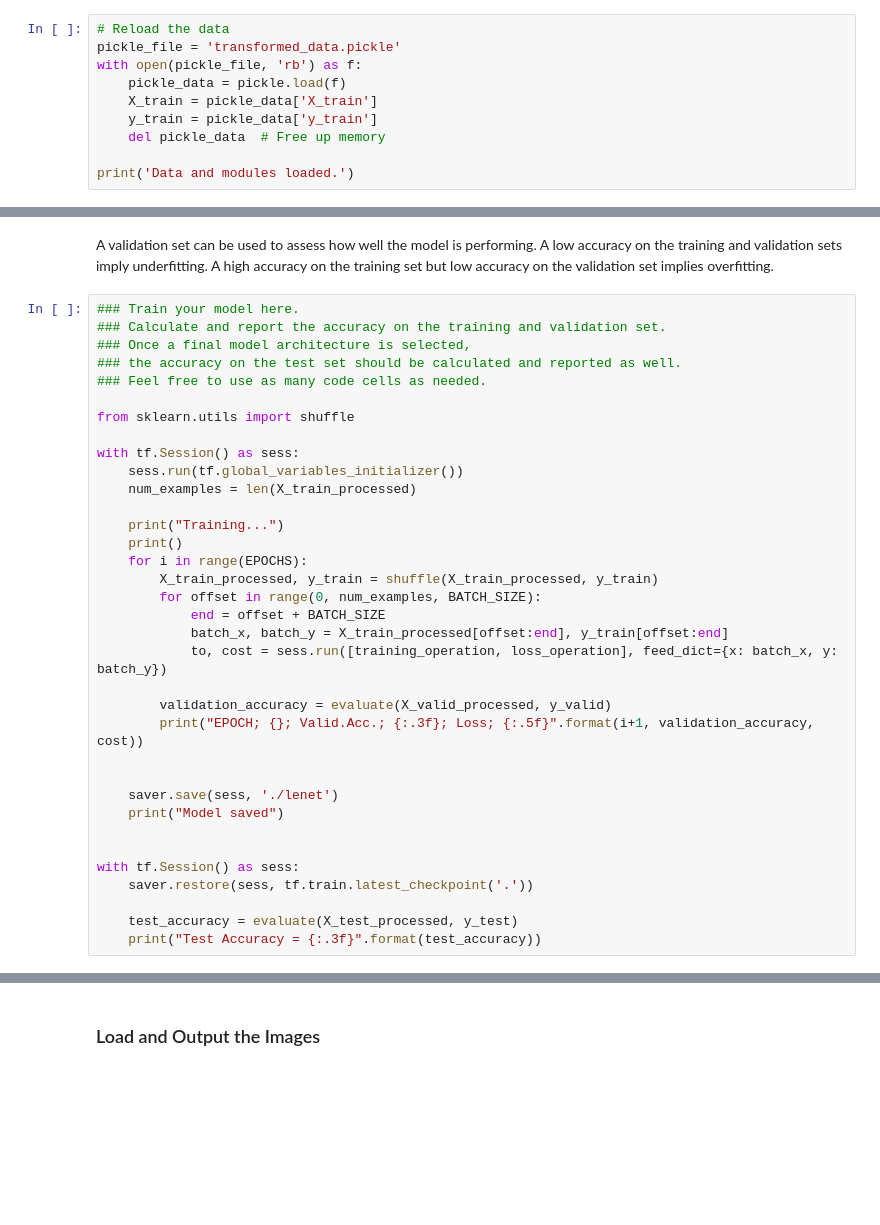
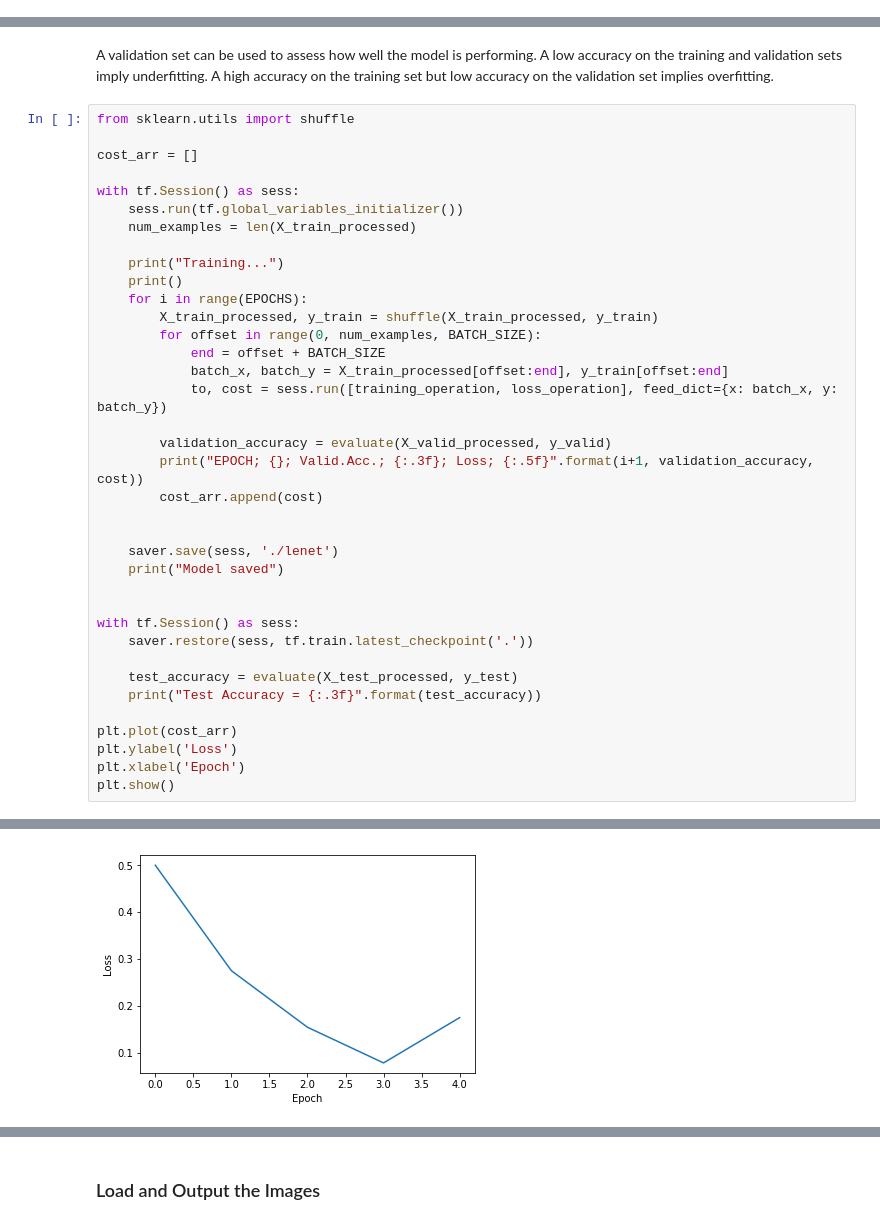
Before and after one commit to tomaszkacmajor/CarND-Traffic-Sign-Classifier-P2, a Jupyter notebook: Traffic_Sign_Classifier.ipynb, the cells around one changed output, grey strips where cells are left out. Drawn from its saved outputs; the diff is of its cells as text; blank space fills up the shorter version.

```diff
--- a/Traffic_Sign_Classifier.ipynb
+++ b/Traffic_Sign_Classifier.ipynb
@@ -298,10 +98,0 @@ Data cached in pickle file.
-# %%
-# Reload the data
-pickle_file = 'transformed_data.pickle'
-with open(pickle_file, 'rb') as f:
-    pickle_data = pickle.load(f)
-    X_train = pickle_data['X_train']
-    y_train = pickle_data['y_train']
-    del pickle_data  # Free up memory
-
-print('Data and modules loaded.')
@@ -485,13 +341,9 @@ def evaluate(X_data, y_data):
 A validation set can be used to assess how well the model is performing. A low accuracy on the training and validation
 sets imply underfitting. A high accuracy on the training set but low accuracy on the validation set implies overfitting.
 # %%
-### Train your model here.
-### Calculate and report the accuracy on the training and validation set.
-### Once a final model architecture is selected,
-### the accuracy on the test set should be calculated and reported as well.
-### Feel free to use as many code cells as needed.
+from sklearn.utils import shuffle
 
-from sklearn.utils import shuffle
+cost_arr = []
 
 with tf.Session() as sess:
     sess.run(tf.global_variables_initializer())
@@ -508,6 +360,7 @@ with tf.Session() as sess:
 
         validation_accuracy = evaluate(X_valid_processed, y_valid)
         print("EPOCH; {}; Valid.Acc.; {:.3f}; Loss; {:.5f}".format(i+1, validation_accuracy, cost))
+        cost_arr.append(cost)
 
 
     saver.save(sess, './lenet')
@@ -519,6 +372,11 @@ with tf.Session() as sess:
 
     test_accuracy = evaluate(X_test_processed, y_test)
     print("Test Accuracy = {:.3f}".format(test_accuracy))
+
+plt.plot(cost_arr)
+plt.ylabel('Loss')
+plt.xlabel('Epoch')
+plt.show()
 # %% [output]
 Training...
 
@@ -532,3 +390,4 @@ Test Accuracy = 0.899
+[figure, added]
 # %% [markdown]
 ## Step 3: Test a Model on New Images
 
```
Also changed, not shown: parts of 32 cells of this notebook, 12 other files.
